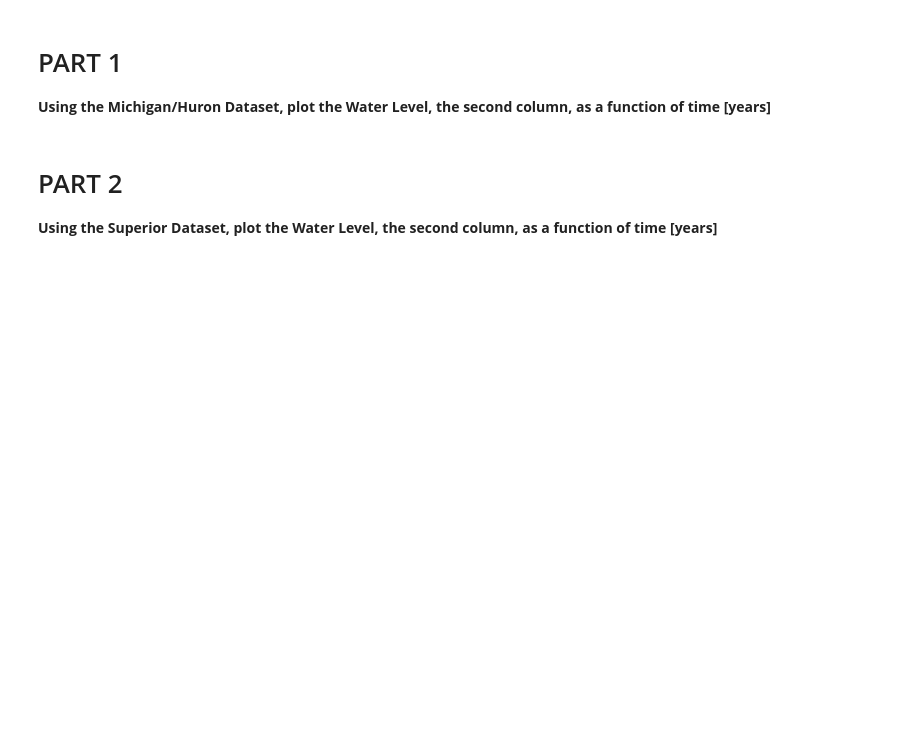
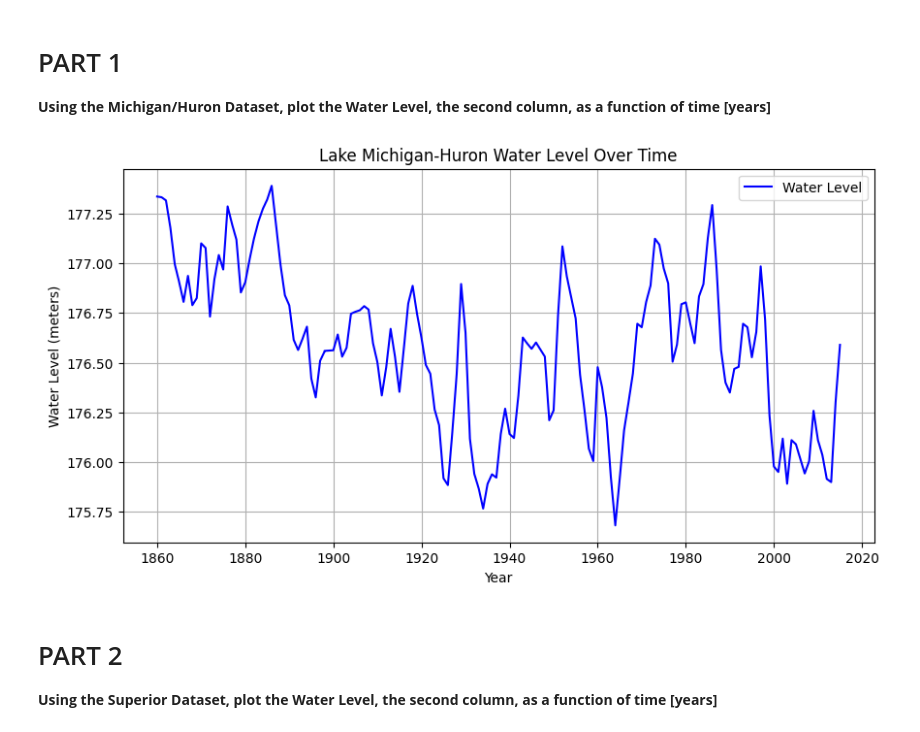
Before and after one commit to HobbitJack/CMSE202_Git_Started, a Jupyter notebook: Great_Lakes_and_Grand_River.ipynb, the cells around one changed output. Drawn from its saved outputs; the diff is of its cells as text; code cells hidden in the pictures; blank space fills up the shorter version.

```diff
--- a/Great_Lakes_and_Grand_River.ipynb
+++ b/Great_Lakes_and_Grand_River.ipynb
@@ -33,3 +31,16 @@ This notebook **might look very familiar!** It is based off a CMSE 201 assignmen
+# %%
+# Insert Code Here
+mhu_data = pd.read_csv('data/mhu.csv')
+plt.figure(figsize=(10, 5))
+plt.plot(mhu_data['Year'], mhu_data['Water Level'], color='blue', label='Water Level')
+plt.title('Lake Michigan-Huron Water Level Over Time')
+plt.xlabel('Year')
+plt.ylabel('Water Level (meters)')
+plt.grid(True)
+plt.legend()
+plt.show()
+# %% [output]
+[figure, added]
 # %% [markdown]
 # PART 2
 
```
Also changed, not shown: parts of 2 cells of this notebook.
